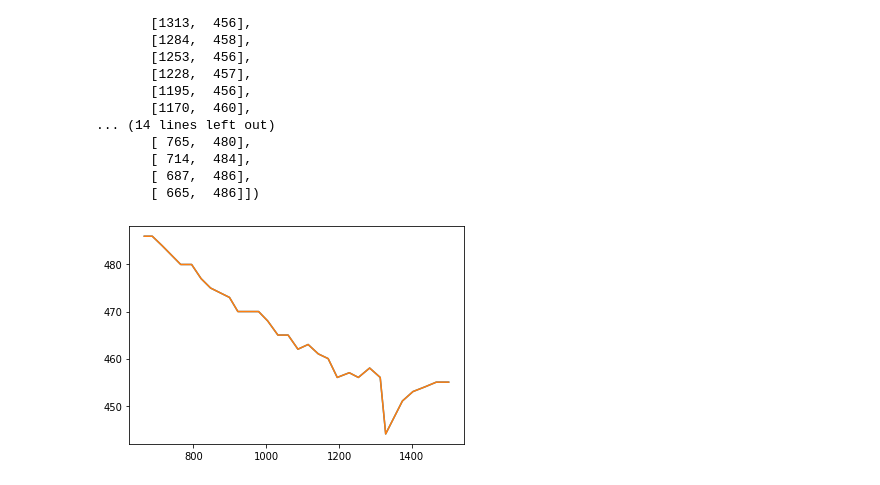
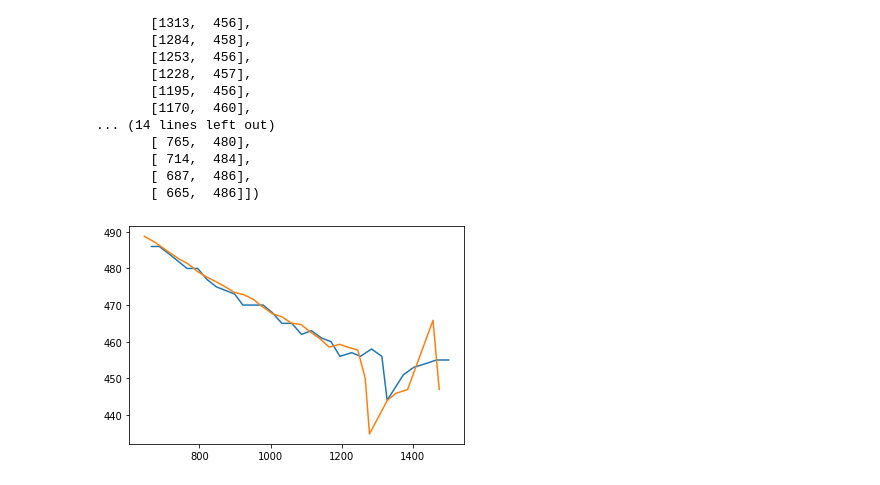
Before and after one commit to cansik/yolo-hand-detection, a Jupyter notebook: kalman/Tennis Ball Tests.ipynb, the cells around one changed output. Drawn from its saved outputs; the diff is of its cells as text; code cells hidden in the pictures.

Commit message:
properly plotting final plot of tennis ball tests

```diff
--- a/kalman/Tennis Ball Tests.ipynb
+++ b/kalman/Tennis Ball Tests.ipynb
@@ -113,8 +113,8 @@ for i in range(d.shape[0]):
     e.append(list(kf.run(d[i])))
 e = np.asarray(e)
 # %%
-plt.plot(c[:, 0], c[:, 1])
 plt.plot(d[:, 0], d[:, 1])
+plt.plot(e[:, 0], e[:, 1])
 plt.show()
 # %% [output]
-[figure, old version]
+[figure, new version]
```
